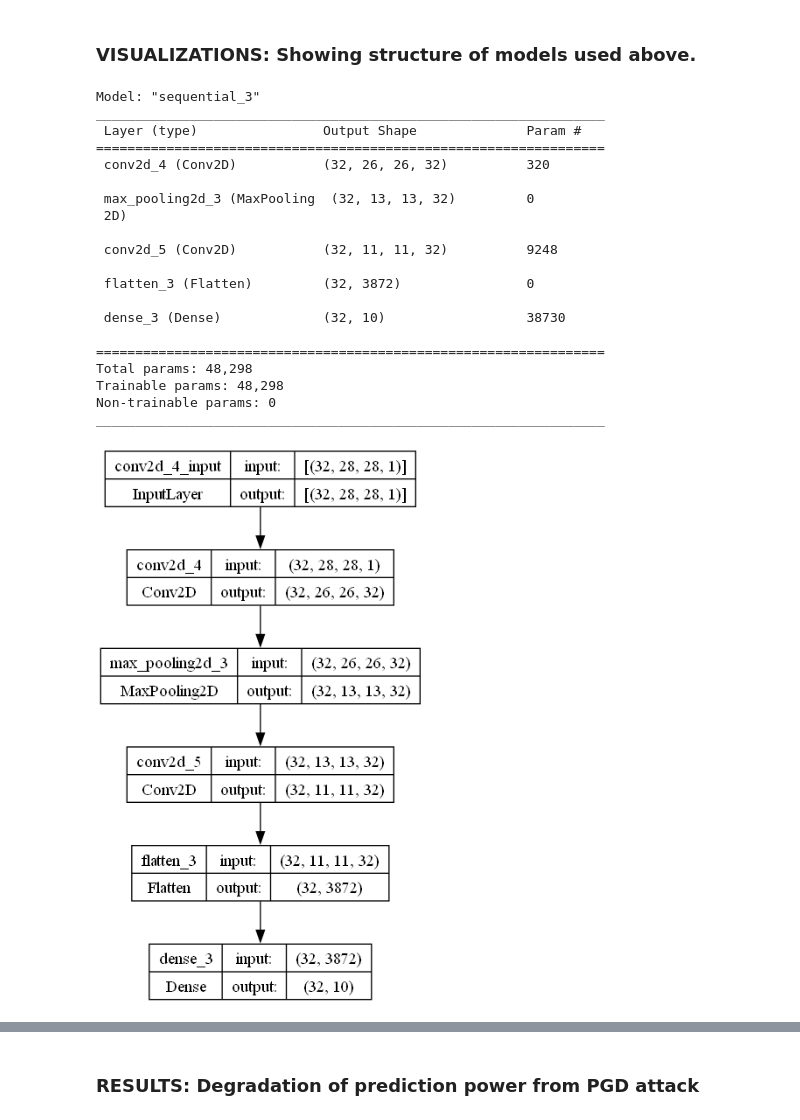
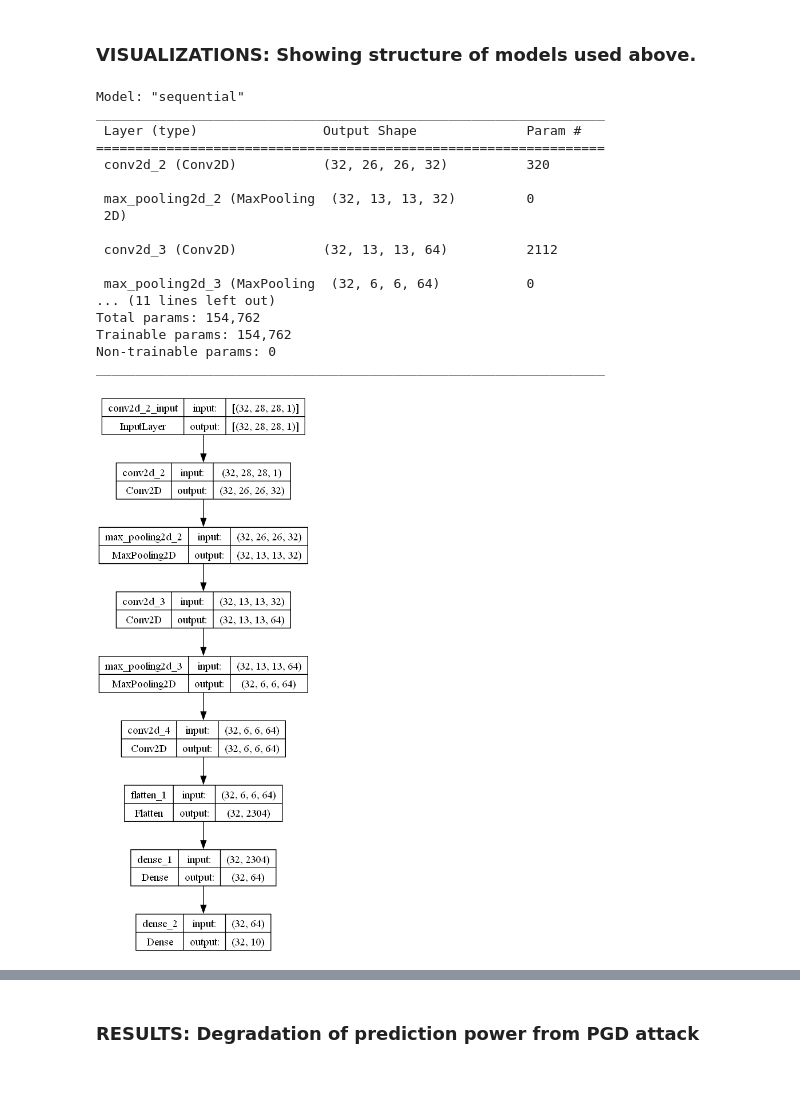
Before and after one commit to deryk96/TropicalNN, a Jupyter notebook: SVNH_convolutional_tests.ipynb, the cells around one changed output, grey strips where cells are left out. Saved outputs shown, nothing was run; the diff lists cells and outputs as text; code cells hidden in the pictures; blank space fills up the shorter version.

```diff
--- a/SVNH_convolutional_tests.ipynb
+++ b/SVNH_convolutional_tests.ipynb
@@ -315,38 +221,38 @@ KeyboardInterrupt:
 # %%
 initializer_relu = initializers.random_normal
 final_layer_activation = 'softmax'
 training_loss = 'categorical_crossentropy'
 input_shape = (28, 28, 1)
 model = Sequential([Conv2D(32, (3, 3), activation='relu'),
                     MaxPooling2D((2, 2)),
-                    Conv2D(32, (3, 3), activation='relu'),
+                    Conv2D(64, (1, 1), activation='relu'),
+                    MaxPooling2D((2, 2)),
+                    Conv2D(64, (1, 1), activation='relu'),
                     Flatten(),
+                    Dense(64, activation='relu'),
                     Dense(10, activation=final_layer_activation, kernel_initializer = initializer_relu)])
 model.build(input_shape=(32, 28, 28, 1))
 model.summary()
 plot_model(model, to_file='model.png', show_shapes=True, show_layer_names=True)
 # %% [output]
-Model: "sequential_3"
+Model: "sequential"
 _________________________________________________________________
  Layer (type)                Output Shape              Param #
 =================================================================
- conv2d_4 (Conv2D)           (32, 26, 26, 32)          320
+ conv2d_2 (Conv2D)           (32, 26, 26, 32)          320
 
- max_pooling2d_3 (MaxPooling  (32, 13, 13, 32)         0
+ max_pooling2d_2 (MaxPooling  (32, 13, 13, 32)         0
  2D)
 
- conv2d_5 (Conv2D)           (32, 11, 11, 32)          9248
+ conv2d_3 (Conv2D)           (32, 13, 13, 64)          2112
 
- flatten_3 (Flatten)         (32, 3872)                0
-
- dense_3 (Dense)             (32, 10)                  38730
-
-=================================================================
-Total params: 48,298
-Trainable params: 48,298
+ max_pooling2d_3 (MaxPooling  (32, 6, 6, 64)           0
+... (11 lines left out)
+Total params: 154,762
+Trainable params: 154,762
 Non-trainable params: 0
 _________________________________________________________________
-[figure, old version]
+[figure, new version]
 # %%
 initializer_trop = initializers.random_normal
 initializer_relu = initializers.random_normal
```
Also changed, not shown: parts of 14 cells of this notebook, 11 other files.
